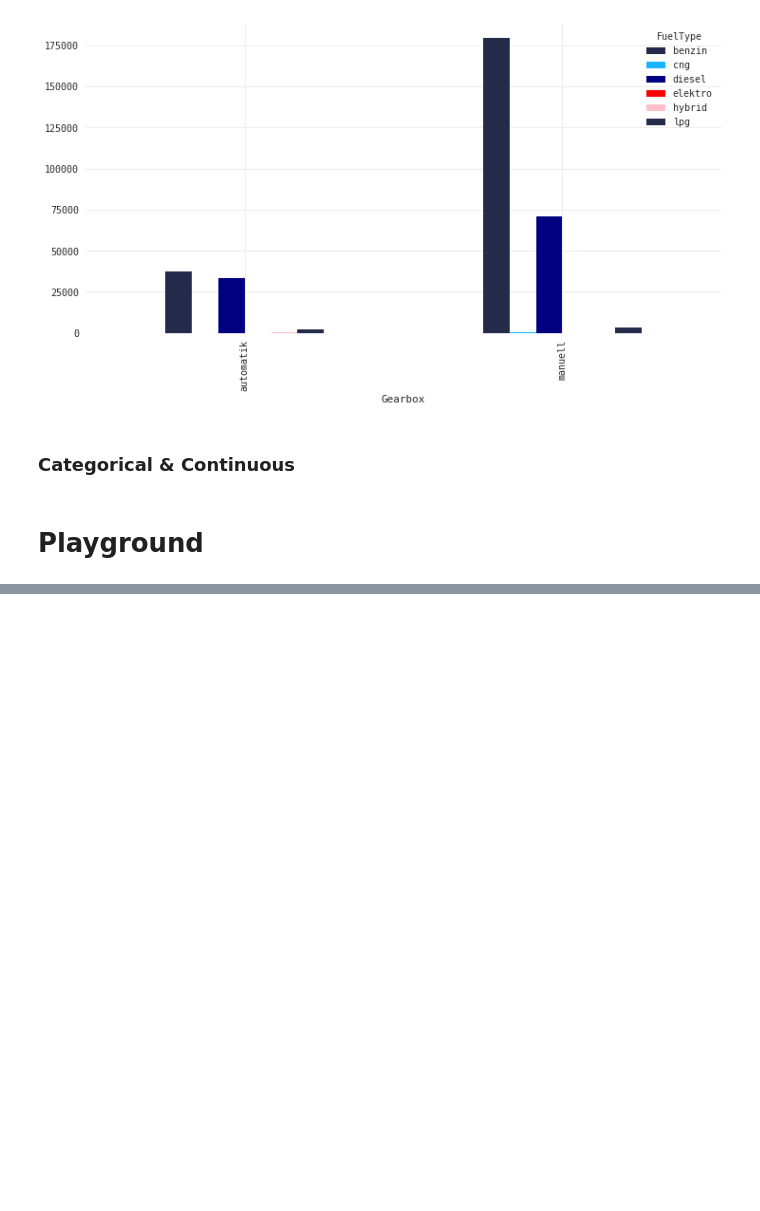
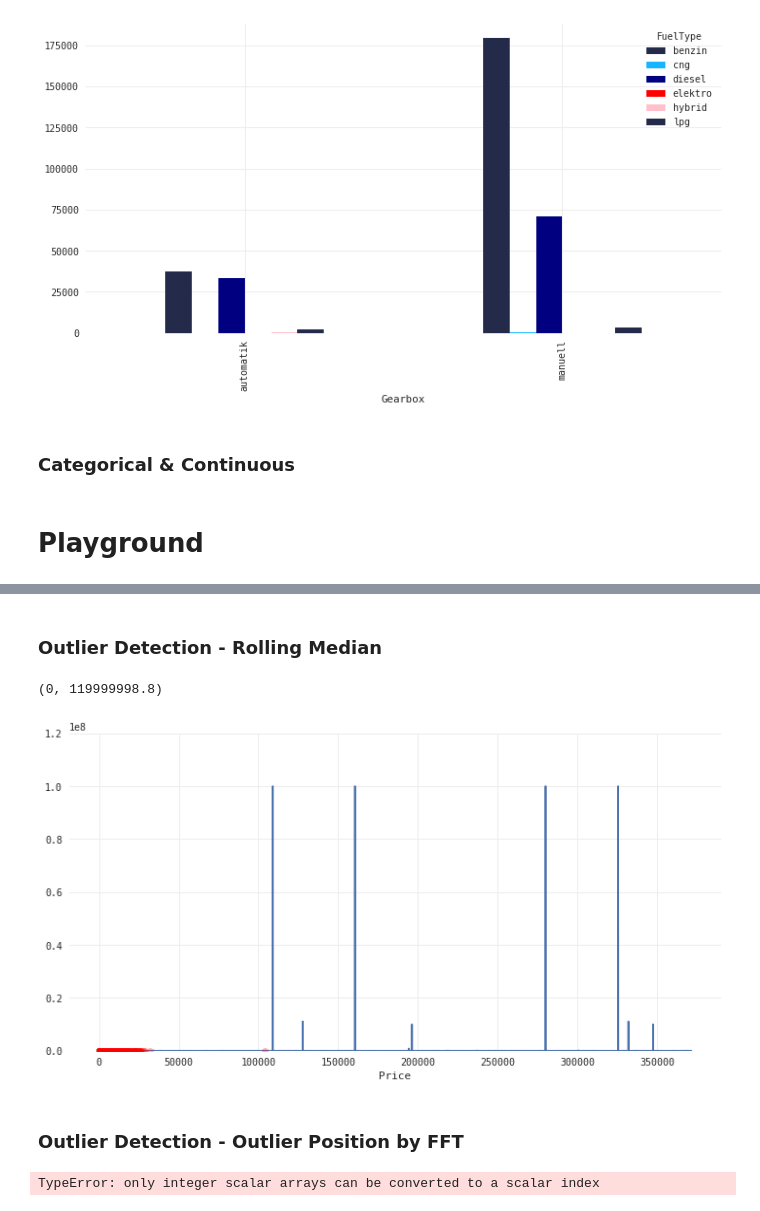
Before and after one commit to qu4ku/datasets-analysis, a Jupyter notebook: 005-used-cars-database.ipynb, the cells around one changed output, grey strips where cells are left out. Saved outputs shown, nothing was run; the diff lists cells and outputs as text; code cells hidden in the pictures; blank space fills up the shorter version.

```diff
--- a/005-used-cars-database.ipynb
+++ b/005-used-cars-database.ipynb
@@ -625,0 +686,50 @@ for model in top_20_models:
+# %% [markdown]
+### Outlier Detection - Rolling Median
+# %%
+threshold = 1
+p = pd.rolling_median(golf_price, window=3, center=True).fillna(method='bfill').fillna(method='ffill')
+dif = np.abs(golf_price - p)
+outlier_idx = dif - threshold
+outlier_idx
+fig, ax = plt.subplots()
+golf_price.plot()
+
+golf_price[outlier_idx].plot(**kw)
+plt.ylim([0, golf_price.max() * 1.2])
+# %% [output]
+(0, 119999998.8)
+[figure, added]
+# %% [markdown]
+### Outlier Detection - Outlier Position by FFT
+# %%
+def detect_outlier_position_by_fft(signal, threshold_freq=.1,
+                                  frequency_aplitude=.001):
+    signal = signal.copy()
+    fft_of_signal = np.fft.fft(signal)
+    outlier = np.max(signal) if abs(np.max(signal)) > abs(np.min(signal)) else np.min(signal)
+    if np.any(np.abs(fft_of_signal[fft_of_signal > threshold_freq:,]) > frequency_amplitude):
+        index_of_outlier = np.where(signal == outlier)
+        return index_of_outlier[0]
+    else:
+        return None
+
+outlier_idx = []
+
+y = golf_price.values
+
+opt = dict(threshold_freq=0.01, frequency_aplitude=0.001)
+
+win = 20
+for k in range(win*2, y.size, win):
+    idx = detect_outlier_position_by_fft(y[k-win:k+win], **opt)
+    if idx is not None:
+        outlier_idx.append(k + idx[0] - win)
+outlier_idx = list(set(outlier_idx))
+
+fig, ax = plt.subplots()
+
+golf_price.plot()
+golf_price[outlier_idx].plot(**kw)
+plt.ylim([0, golf_price.max() * 1.2])
+# %% [output]
+TypeError: only integer scalar arrays can be converted to a scalar index
```
Also changed, not shown: parts of 30 cells of this notebook.
